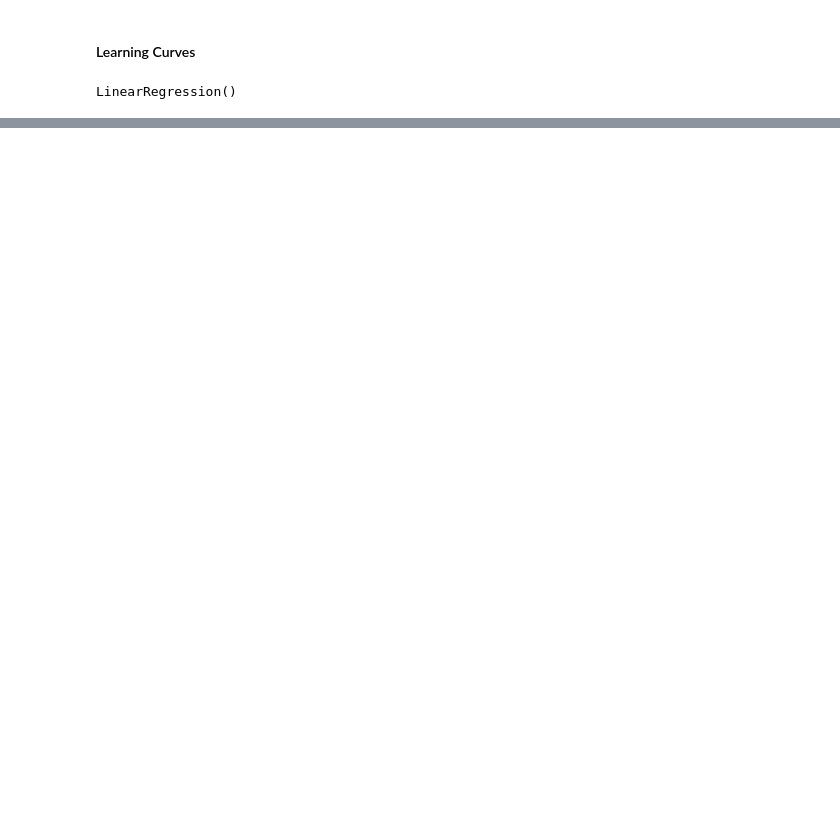
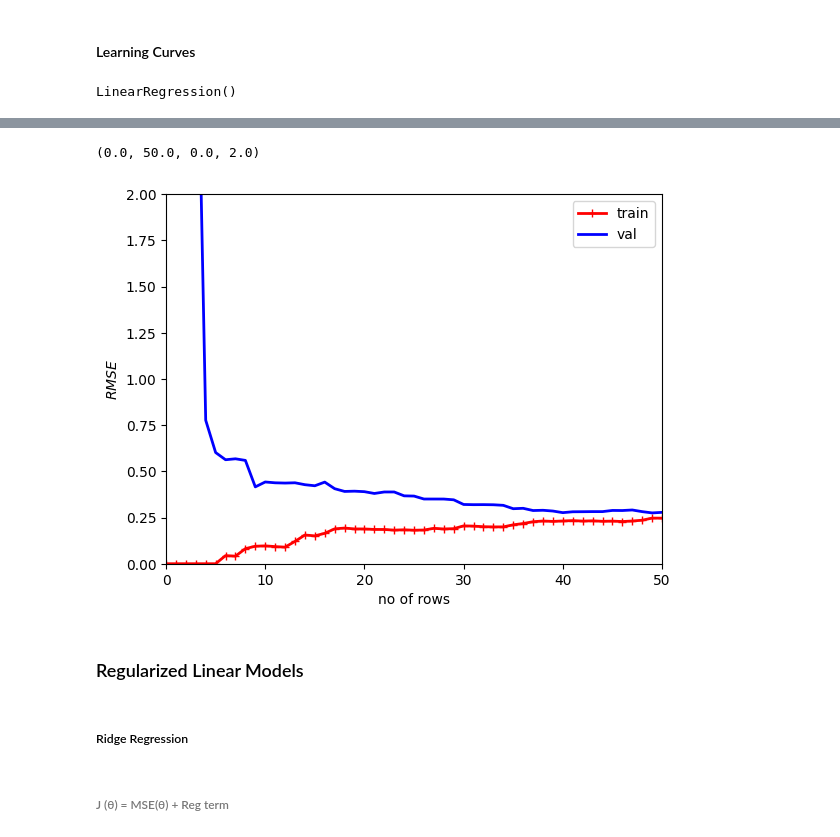
Before and after one commit to ARKA1112/HOML_AurelienG, a Jupyter notebook: chap4_TrainingM.ipynb, the cells around one changed output, grey strips where cells are left out. Saved outputs shown, nothing was run; the diff lists cells and outputs as text; code cells hidden in the pictures; blank space fills up the shorter version.

```diff
--- a/chap4_TrainingM.ipynb
+++ b/chap4_TrainingM.ipynb
@@ -281,2 +283,18 @@ plot_learning_curves(lin_reg, X, y)
 # %%
 #Now will try using 5 degree polynomial and check if it betters the rmse
+# %%
+from sklearn.pipeline import Pipeline
+
+polynomial_regression = Pipeline([("poly_features", PolynomialFeatures(degree=5, include_bias=False)), ("lin_reg", LinearRegression())])
+
+plot_learning_curves(polynomial_regression, X, y)
+plt.axis([0,50,0,2])
+# %% [output]
+(0.0, 50.0, 0.0, 2.0)
+[figure, added]
+# %% [markdown]
+### Regularized Linear Models
+# %% [markdown]
+##### Ridge Regression
+# %% [markdown]
+###### J (θ) = MSE(θ) + Reg term
```
Also changed, not shown: parts of 40 cells of this notebook.
